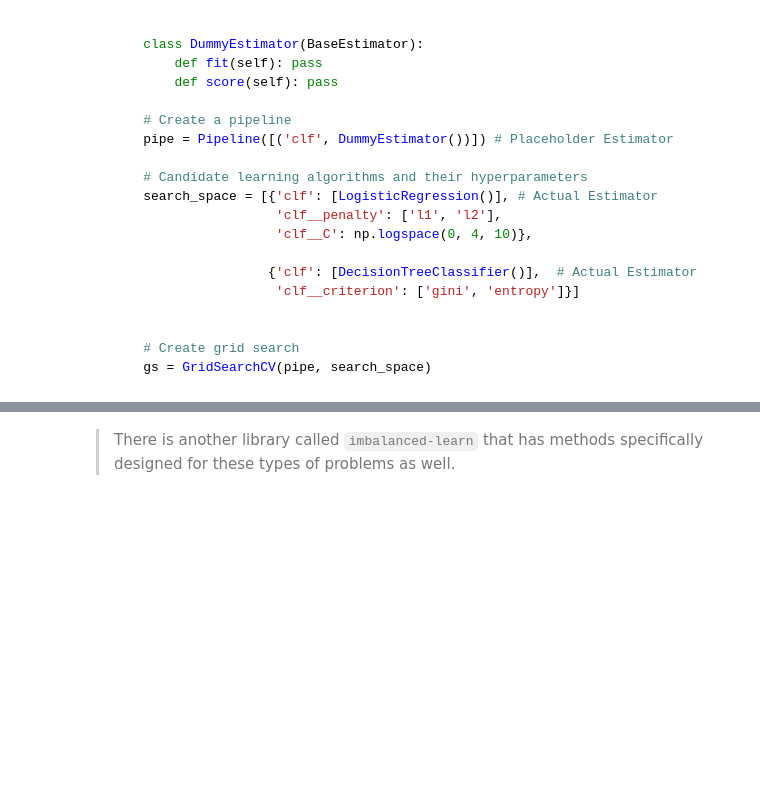
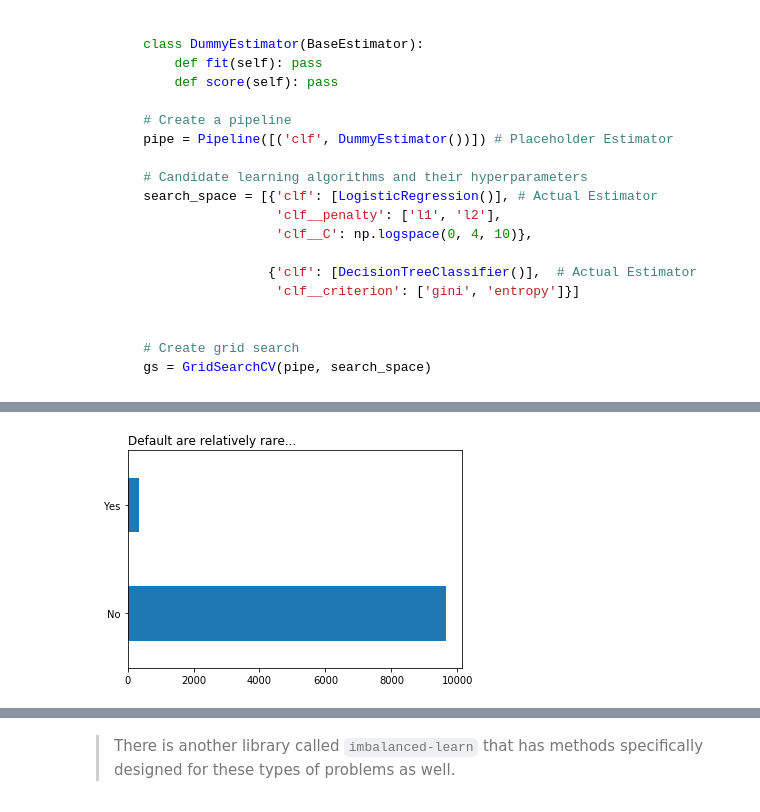
Before and after one commit to appliedecon/data602-lectures, a Jupyter notebook: week07/model-evaluation.ipynb, the cells around one changed output, grey strips where cells are left out. Cells and saved outputs as stored; diff of their text form; code cells hidden in the pictures; blank space fills up the shorter version.

```diff
--- a/week07/model-evaluation.ipynb
+++ b/week07/model-evaluation.ipynb
@@ -893,0 +899,6 @@ You could get 90% accuracy by saying "NO" to every example (which is bad).
+# %%
+credit['default'].value_counts().plot.barh()
+plt.title('Default are relatively rare...', loc='left')
+plt.show()
+# %% [output]
+[figure, added]
```
Also changed, not shown: parts of 52 cells of this notebook.
